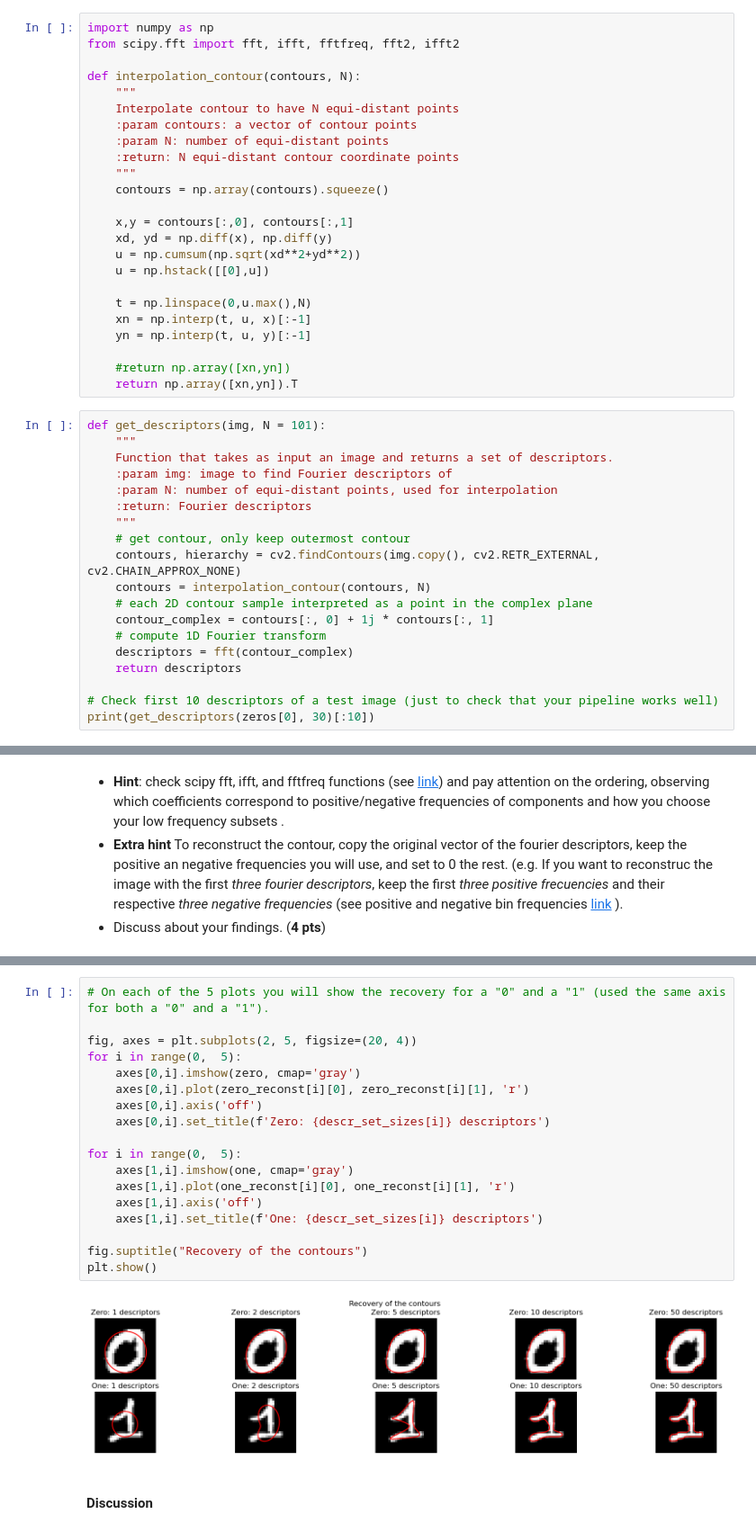
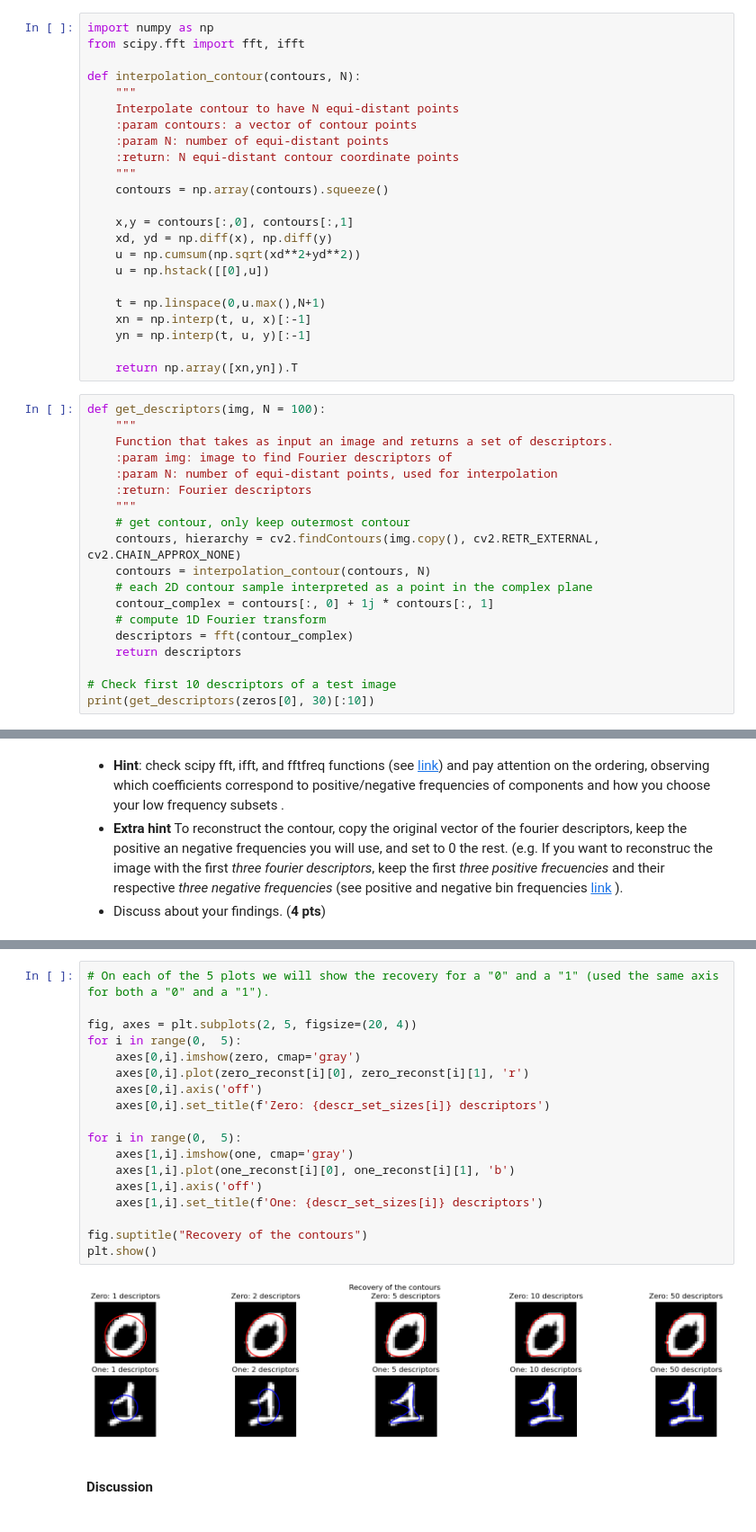
Before and after one commit to alexiaDorm/iapr-lab, a Jupyter notebook: lab_02_object_description.ipynb, the cells around one changed output, grey strips where cells are left out. Shown: that part at 90% size. Cells and saved outputs as stored; diff of their text form.

```diff
--- a/lab_02_object_description.ipynb
+++ b/lab_02_object_description.ipynb
@@ -224,7 +192,7 @@ We can see that when the weight is too low, the edges are not clear enough. On t
 *2)* *Get descriptors*: Find the contours and get the Fourier descriptors in complex definition. *Note*: The contours arrays should contain a finite number (N-> self-chosen) of equi-distant points for each image (hint: interpolation). In the case of the "0" contours, just keep the outermost contour. Discuss the necessity of this format. (**4 pts**)
 # %%
 import numpy as np
-from scipy.fft import fft, ifft, fftfreq, fft2, ifft2
+from scipy.fft import fft, ifft
 
 def interpolation_contour(contours, N):
     """
@@ -240,14 +208,13 @@ def interpolation_contour(contours, N):
     u = np.cumsum(np.sqrt(xd**2+yd**2))
     u = np.hstack([[0],u])
 
-    t = np.linspace(0,u.max(),N)
+    t = np.linspace(0,u.max(),N+1)
     xn = np.interp(t, u, x)[:-1]
     yn = np.interp(t, u, y)[:-1]
 
-    #return np.array([xn,yn])
     return np.array([xn,yn]).T
 # %%
-def get_descriptors(img, N = 101):
+def get_descriptors(img, N = 100):
     """
     Function that takes as input an image and returns a set of descriptors.
     :param img: image to find Fourier descriptors of
@@ -263,6 +230,6 @@ def get_descriptors(img, N = 101):
     descriptors = fft(contour_complex)
     return descriptors
 
-# Check first 10 descriptors of a test image (just to check that your pipeline works well)
+# Check first 10 descriptors of a test image
 print(get_descriptors(zeros[0], 30)[:10])
 # %% [output]
@@ -323,25 +291,25 @@ for s in descr_set_sizes:
 zero_reconst = np.array([[x.real, x.imag] for x in zero_reconst])
 one_reconst = np.array([[x.real, x.imag] for x in one_reconst])
 # %%
-# On each of the 5 plots you will show the recovery for a "0" and a "1" (used the same axis for both a "0" and a "1").
+# On each of the 5 plots we will show the recovery for a "0" and a "1" (used the same axis for both a "0" and a "1").
 
 fig, axes = plt.subplots(2, 5, figsize=(20, 4))
 for i in range(0,  5):
     axes[0,i].imshow(zero, cmap='gray')
     axes[0,i].plot(zero_reconst[i][0], zero_reconst[i][1], 'r')
     axes[0,i].axis('off')
     axes[0,i].set_title(f'Zero: {descr_set_sizes[i]} descriptors')
 
 for i in range(0,  5):
     axes[1,i].imshow(one, cmap='gray')
-    axes[1,i].plot(one_reconst[i][0], one_reconst[i][1], 'r')
+    axes[1,i].plot(one_reconst[i][0], one_reconst[i][1], 'b')
     axes[1,i].axis('off')
     axes[1,i].set_title(f'One: {descr_set_sizes[i]} descriptors')
 
 fig.suptitle("Recovery of the contours")
 plt.show()
 # %% [output]
-[figure, old version]
+[figure, new version]
 # %% [markdown]
 #### Discussion
 # %% [markdown]
```
Also changed, not shown: parts of 38 cells of this notebook.
